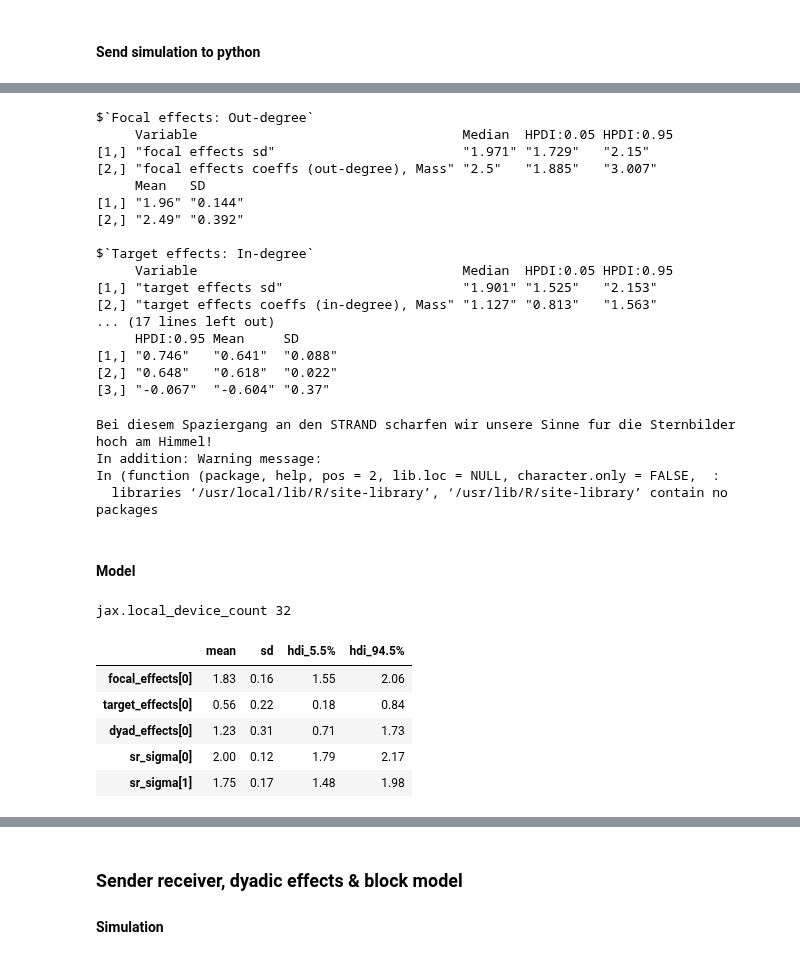
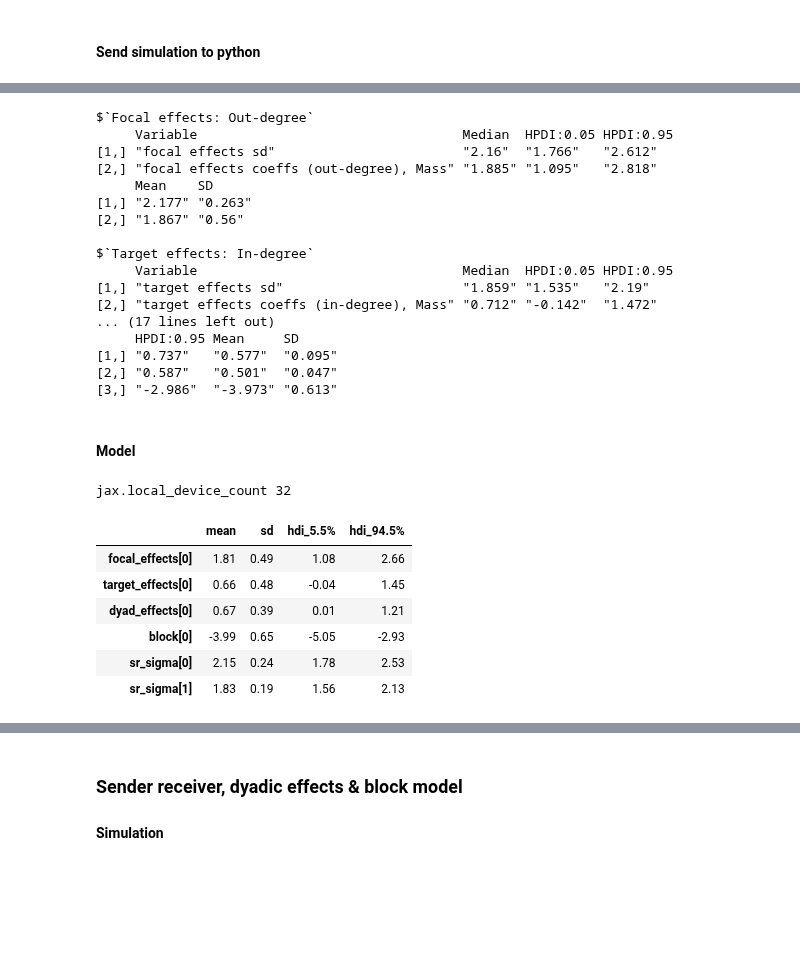
Before and after one commit to BGN-for-ASNA/BI, a Jupyter notebook: bi/Network simulation.ipynb, the cells around one changed output, grey strips where cells are left out. Cells and saved outputs as stored; diff of their text form; code cells hidden in the pictures; blank space fills up the shorter version.

```diff
--- a/bi/Network simulation.ipynb
+++ b/bi/Network simulation.ipynb
@@ -153,14 +153,14 @@ N_id = 50
 # Covariates
 Mass = rbern(N_id, 0.4)
 
-B_1 = matrix(-10,nrow=1,ncol=1)
+B_1 = matrix(-4,nrow=1,ncol=1)
 B=list(B_1)
 groups_1 = rep("Any",N_id)
 groups = data.frame(Intercept=as.numeric(factor(groups_1)))
 groups_f = data.frame(Intercept=factor(groups_1))
 #################################################### Simulate SBM + SRM network
 sr_effects_1 = c(-1.9, 1.3)
-G = simulate_srm_network(N_id = N_id,
+G = simulate_sbm_plus_srm_network(N_id = N_id,
                          B = B,
                          V=1,
                          groups=groups,
@@ -439,13 +442,19 @@ dr_mu = 0
 dr_sigma = 1.5
 dr_rho= 0.6
 
+B_1 = matrix(-4,nrow=1,ncol=1)
+B=list(B_1)
+groups_1 = rep("Any",N_id)
+groups = data.frame(Intercept=as.numeric(factor(groups_1)))
+groups_f = data.frame(Intercept=factor(groups_1))
+
 #################################################### Simulate SBM + SRM network
 sr_effects_1 = c(1.9, 1.3)
 dr_effects_1 = c(1.2)
 G = simulate_sbm_plus_srm_network(N_id = N_id,
-                         #B = B,
-                         #V=3,
-                         #groups=groups,
+                         B = B,
+                         V=1,
+                         groups=groups,
                          sr_mu = sr_mu,
                          sr_sigma = sr_sigma,
                          sr_rho = sr_rho,
@@ -527,25 +539,21 @@ res = summarize_strand_results(fit)
 # %% [output]
 $`Focal effects: Out-degree`
      Variable                                  Median  HPDI:0.05 HPDI:0.95
-[1,] "focal effects sd"                        "1.971" "1.729"   "2.15"
-[2,] "focal effects coeffs (out-degree), Mass" "2.5"   "1.885"   "3.007"
-     Mean   SD
-[1,] "1.96" "0.144"
-[2,] "2.49" "0.392"
+[1,] "focal effects sd"                        "2.16"  "1.766"   "2.612"
+[2,] "focal effects coeffs (out-degree), Mass" "1.885" "1.095"   "2.818"
+     Mean    SD
+[1,] "2.177" "0.263"
+[2,] "1.867" "0.56"
 
 $`Target effects: In-degree`
      Variable                                  Median  HPDI:0.05 HPDI:0.95
-[1,] "target effects sd"                       "1.901" "1.525"   "2.153"
-[2,] "target effects coeffs (in-degree), Mass" "1.127" "0.813"   "1.563"
+[1,] "target effects sd"                       "1.859" "1.535"   "2.19"
+[2,] "target effects coeffs (in-degree), Mass" "0.712" "-0.142"  "1.472"
 ... (17 lines left out)
      HPDI:0.95 Mean     SD
-[1,] "0.746"   "0.641"  "0.088"
-[2,] "0.648"   "0.618"  "0.022"
-[3,] "-0.067"  "-0.604" "0.37"
+[1,] "0.737"   "0.577"  "0.095"
+[2,] "0.587"   "0.501"  "0.047"
+[3,] "-2.986"  "-3.973" "0.613"
-Bei diesem Spaziergang an den STRAND scharfen wir unsere Sinne fur die Sternbilder hoch am Himmel!
-In addition: Warning message:
-In (function (package, help, pos = 2, lib.loc = NULL, character.only = FALSE,  :
-  libraries ‘/usr/local/lib/R/site-library’, ‘/usr/lib/R/site-library’ contain no packages
 # %% [markdown]
 #### Model
 # %%
@@ -562,39 +570,40 @@ kinship = data['dyadic_predictors'].reshape(data['N_id'][0],data['N_id'][0]).T
 exposure = data['exposure'].reshape(data['N_id'][0],data['N_id'][0]).T
 
 def model(ids, result_outcomes, dyadic_predictors, focal_individual_predictors, target_individual_predictors):
 
     # Block ---------------------------------------
-    #B = bi.dist.normal(bi.logit(0.1/jnp.sqrt(ids.shape[0])), 2.5, shape=(1,), name = 'block')
+    B = bi.dist.normal(bi.logit(0.1/jnp.sqrt(ids.shape[0])), 2.5, shape=(1,), name = 'block')
 
     ## SR shape =  N individuals---------------------------------------
     sr =  bi.net.sender_receiver(focal_individual_predictors,target_individual_predictors)
 
     # Dyadic shape = N dyads--------------------------------------
     dr = bi.net.dyadic_effect(dyadic_predictors)
 
-    lk('Y', Poisson(jnp.exp(sr + dr), sparse=True), obs=result_outcomes)
+    lk('Y', Poisson(jnp.exp(B + sr + dr)), obs=result_outcomes)
 
 m.data_on_model = dict(
     ids = jnp.arange(0,data['N_id'][0]),
     result_outcomes = bi.net.mat_to_edgl(data['outcomes']),
     dyadic_predictors = bi.net.prepare_dyadic_effect(kinship), # Can be a jax array of multiple dimensions
     focal_individual_predictors = data['individual_predictors'],
     target_individual_predictors = data['individual_predictors']
 )
 
-m.run(model)
+m.run(model, num_samples = 500, num_warmup = 500, num_chains = 1, thinning = 1, progress_bar = True)
 summary = m.summary()
-summary.loc[['focal_effects[0]', 'target_effects[0]', 'dyad_effects[0]',  'sr_sigma[0]', 'sr_sigma[1]']]
+summary.loc[['focal_effects[0]', 'target_effects[0]', 'dyad_effects[0]', 'block[0]', 'sr_sigma[0]', 'sr_sigma[1]']]
 #summary.loc[['focal_effects[0]', 'target_effects[0]', 'dyad_effects[0]', 'block[0]', 'sr_sigma[0]', 'sr_sigma[1]']]
 # focal_effects = 1.9,
 # target_effects =  1.3
 # dr_effects = 1.2
 # block =  -4
 # %% [output]
 jax.local_device_count 32
 |  | mean | sd | hdi_5.5% | hdi_94.5% |
-| focal_effects[0] | 1.83 | 0.16 | 1.55 | 2.06 |
-| target_effects[0] | 0.56 | 0.22 | 0.18 | 0.84 |
-| dyad_effects[0] | 1.23 | 0.31 | 0.71 | 1.73 |
-| sr_sigma[0] | 2.00 | 0.12 | 1.79 | 2.17 |
-| sr_sigma[1] | 1.75 | 0.17 | 1.48 | 1.98 |
+| focal_effects[0] | 1.81 | 0.49 | 1.08 | 2.66 |
+| target_effects[0] | 0.66 | 0.48 | -0.04 | 1.45 |
+| dyad_effects[0] | 0.67 | 0.39 | 0.01 | 1.21 |
+| block[0] | -3.99 | 0.65 | -5.05 | -2.93 |
+| sr_sigma[0] | 2.15 | 0.24 | 1.78 | 2.53 |
+| sr_sigma[1] | 1.83 | 0.19 | 1.56 | 2.13 |
```
Also changed, not shown: parts of 9 cells of this notebook, 2 other files.
